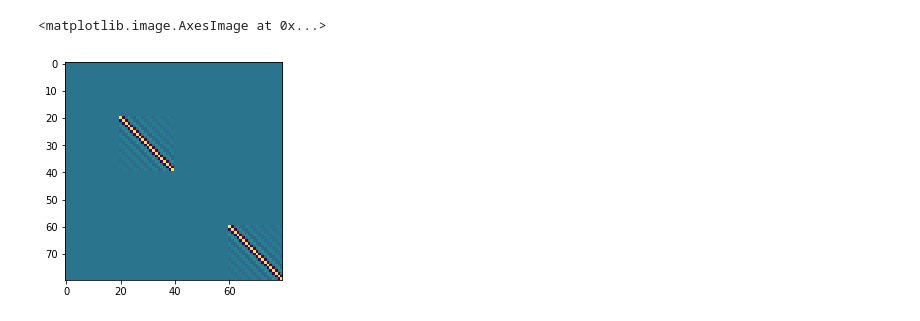
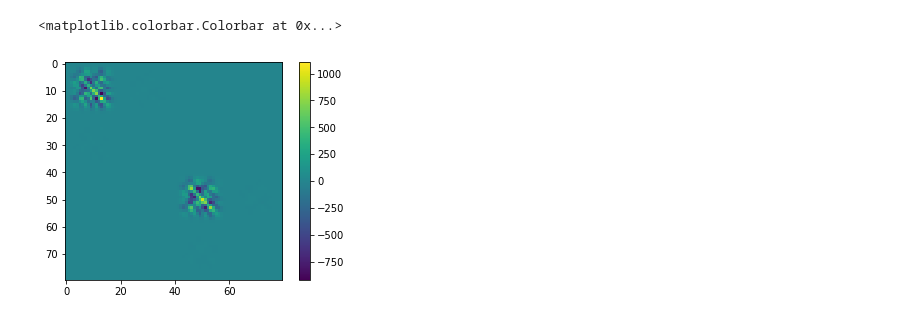
Before and after one commit to eonaran/sr_multisignals, a Jupyter notebook: L2 Minimization Closed Form.ipynb, the cells around one changed output. Cells and saved outputs as stored; diff of their text form; code cells hidden in the pictures.

```diff
--- a/L2 Minimization Closed Form.ipynb
+++ b/L2 Minimization Closed Form.ipynb
@@ -15,7 +15,7 @@ reload(trig_poly)
 
 m = 10
 fc = 50
-min_separation = 0.72 / fc
+min_separation = 0.6 / fc
 N = 20
 
 kernel = trig_poly.TrigPoly.dirichlet(fc)
@@ -29,6 +25,8 @@ reload(dual_certificates)
 # %%
 zeros = np.zeros((N, N))
+multiplier = (
+    kernel.derivative().squared_norm() / kernel.squared_norm() * 1e8) * 10
 G = np.kron(
     np.identity(m),
-    dual_certificates._interpolator_norm_quadratic_form(kernel, support))
+    dual_certificates._interpolator_norm_quadratic_form(kernel, support)) * multiplier
 A, y = dual_certificates._interpolator_linear_constraints(kernel, support, sign_pattern)
@@ -45,5 +50,6 @@ print A.shape
 # %%
-plt.imshow(dual_certificates._interpolator_norm_quadratic_form(kernel, support))
+plt.imshow(np.linalg.inv(dual_certificates._interpolator_norm_quadratic_form(kernel, support) * multiplier))
+plt.colorbar()
 # %% [output]
-<matplotlib.image.AxesImage at 0x...>
+<matplotlib.colorbar.Colorbar at 0x...>
-[figure, old version]
+[figure, new version]
```
Also changed, not shown: parts of 14 cells of this notebook, 6 other files.
